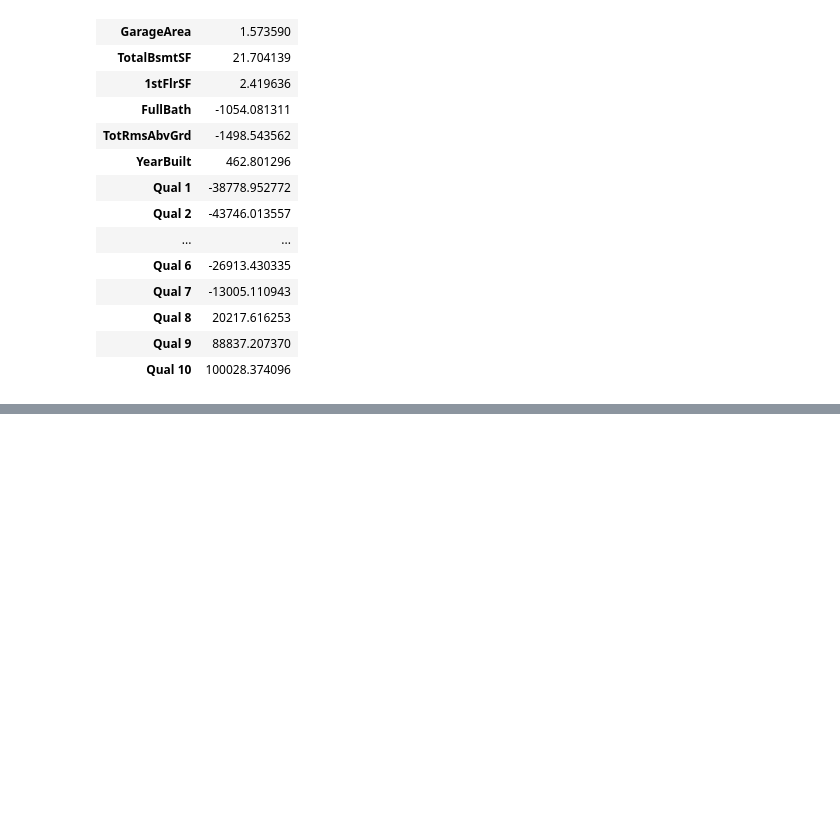
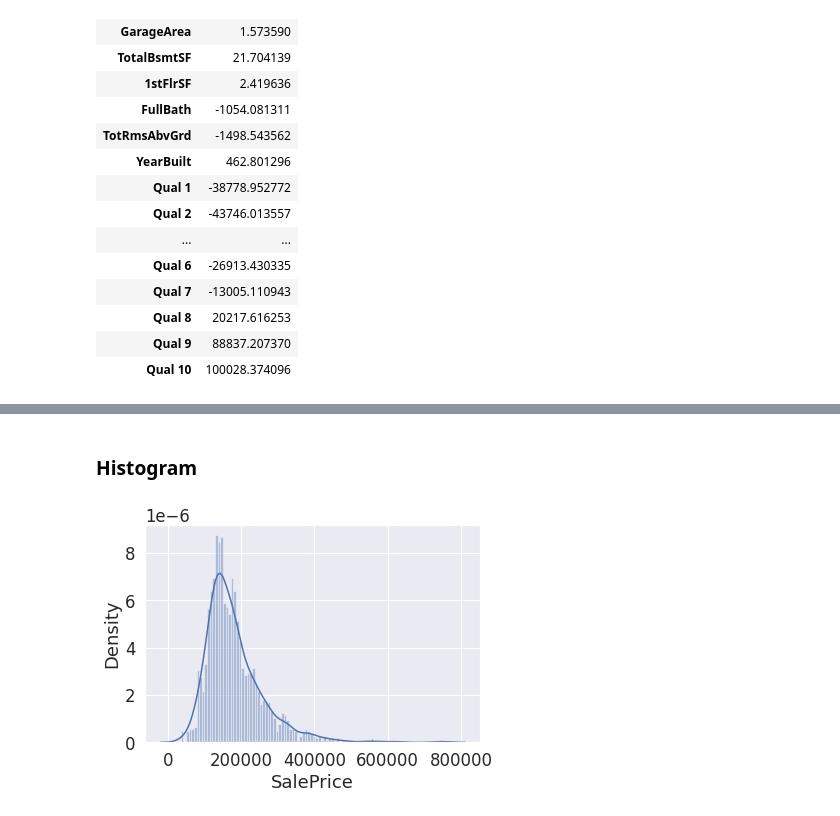
Before and after one commit to Rumsha001/ML-Project, a Jupyter notebook: RealEstate_Project.ipynb, the cells around one changed output, grey strips where cells are left out. Saved outputs shown, nothing was run; the diff lists cells and outputs as text; code cells hidden in the pictures; blank space fills up the shorter version.

```diff
--- a/RealEstate_Project.ipynb
+++ b/RealEstate_Project.ipynb
@@ -480,0 +520,7 @@ R2 Square: 0.801750329177453
+# %% [markdown]
+### **Histogram**
+# %%
+#Testing Data Before Applying Linear Regression
+sns.distplot((df_test_y), bins=100);
+# %% [output]
+[figure, added]
```
Also changed, not shown: parts of 24 cells of this notebook.
